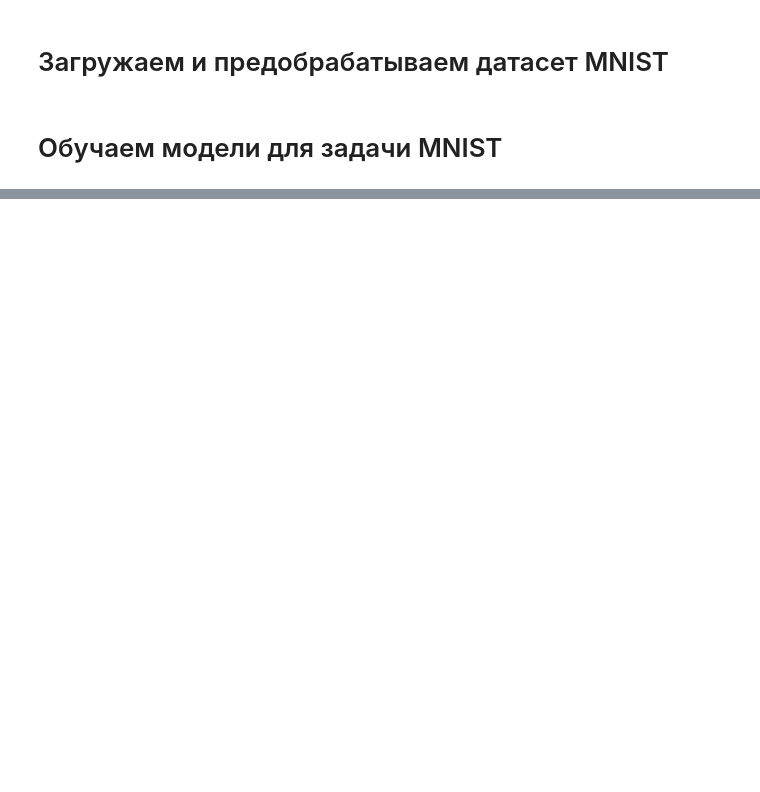
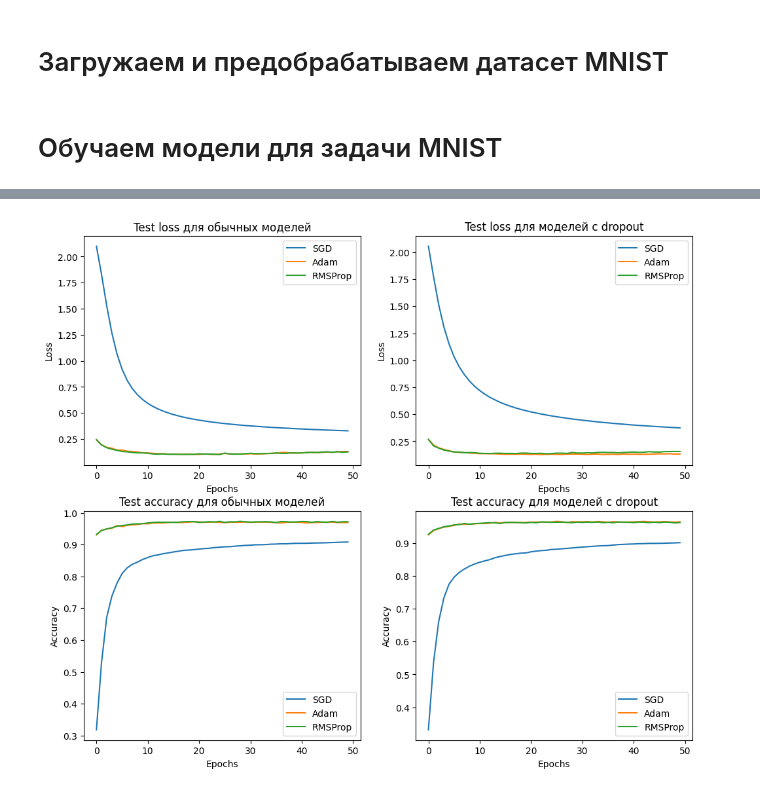
Before and after one commit to Yurekkk/Neironki, a Jupyter notebook: Lab-4.ipynb, the cells around one changed output, grey strips where cells are left out. Drawn from its saved outputs; the diff is of its cells as text; code cells hidden in the pictures; blank space fills up the shorter version.

```diff
--- a/Lab-4.ipynb
+++ b/Lab-4.ipynb
@@ -219,0 +168,20 @@ for optim_name in optimizers.keys():
+# %%
+# Обучаем модели без Dropout
+
+histories_mnist = {}
+optimizers = {"SGD": keras.optimizers.SGD(learning_rate=0.001),
+              "Adam": keras.optimizers.Adam(learning_rate=0.001),
+              "RMSProp": keras.optimizers.RMSprop(learning_rate=0.001)}
+
+for optim_name in optimizers.keys():
+    # Для каждого оптимизатора
+    model = keras.models.Sequential([
+        keras.layers.Input((28 * 28, )),
+        keras.layers.Dense(32, activation='relu'),
+        keras.layers.Dense(10, activation='sigmoid')
+    ])
+    model.compile(optimizer=optimizers[optim_name],
+                loss='crossentropy',
+                metrics=['accuracy'])
+    history = model.fit(x_train, y_train, epochs=50, batch_size=100, validation_data=(x_test, y_test))
+    histories_mnist[optim_name] = history
@@ -219,0 +206,20 @@ for optim_name in optimizers.keys():
+# %%
+# Обучаем модели с Dropout
+
+optimizers = {"SGD": keras.optimizers.SGD(learning_rate=0.001),
+              "Adam": keras.optimizers.Adam(learning_rate=0.001),
+              "RMSProp": keras.optimizers.RMSprop(learning_rate=0.001)}
+
+for optim_name in optimizers.keys():
+    # Для каждого оптимизатора
+    model = keras.models.Sequential([
+        keras.layers.Input((28 * 28, )),
+        keras.layers.Dense(32, activation='relu'),
+        keras.layers.Dropout(0.25),
+        keras.layers.Dense(10, activation='sigmoid')
+    ])
+    model.compile(optimizer=optimizers[optim_name],
+                loss='crossentropy',
+                metrics=['accuracy'])
+    history = model.fit(x_train, y_train, epochs=50, batch_size=100, validation_data=(x_test, y_test))
+    histories_mnist[f"dropout_{optim_name}"] = history
@@ -220,34 +244,36 @@ for optim_name in optimizers.keys():
 # %%
 # Строим графики
 
-fig, (ax1, ax2, ax3, ax4) = plt.subplots(2, 2, figsize=(12, 8))
+fig, ((ax1, ax2), (ax3, ax4)) = plt.subplots(2, 2, figsize=(12, 10))
 
 for optim_name in optimizers.keys():
     ax1.plot(histories_mnist[optim_name].history[f"val_loss"], label=optim_name)
 ax1.set_title('Test loss для обычных моделей')
 ax1.set_xlabel('Epochs')
 ax1.set_ylabel('Loss')
 ax1.legend()
 
 for optim_name in optimizers.keys():
     ax2.plot(histories_mnist[f"dropout_{optim_name}"].history[f"val_loss"], label=optim_name)
 ax2.set_title('Test loss для моделей с dropout')
 ax2.set_xlabel('Epochs')
 ax2.set_ylabel('Loss')
 ax2.legend()
 
 for optim_name in optimizers.keys():
     ax3.plot(histories_mnist[optim_name].history[f"val_accuracy"], label=optim_name)
 ax3.set_title('Test accuracy для обычных моделей')
 ax3.set_xlabel('Epochs')
 ax3.set_ylabel('Accuracy')
 ax3.legend()
 
 for optim_name in optimizers.keys():
     ax4.plot(histories_mnist[f"dropout_{optim_name}"].history[f"val_accuracy"], label=optim_name)
 ax4.set_title('Test accuracy для моделей с dropout')
 ax4.set_xlabel('Epochs')
 ax4.set_ylabel('Accuracy')
 ax4.legend()
 
 plt.show()
+# %% [output]
+[figure, added]
```
Also changed, not shown: parts of 13 cells of this notebook.
